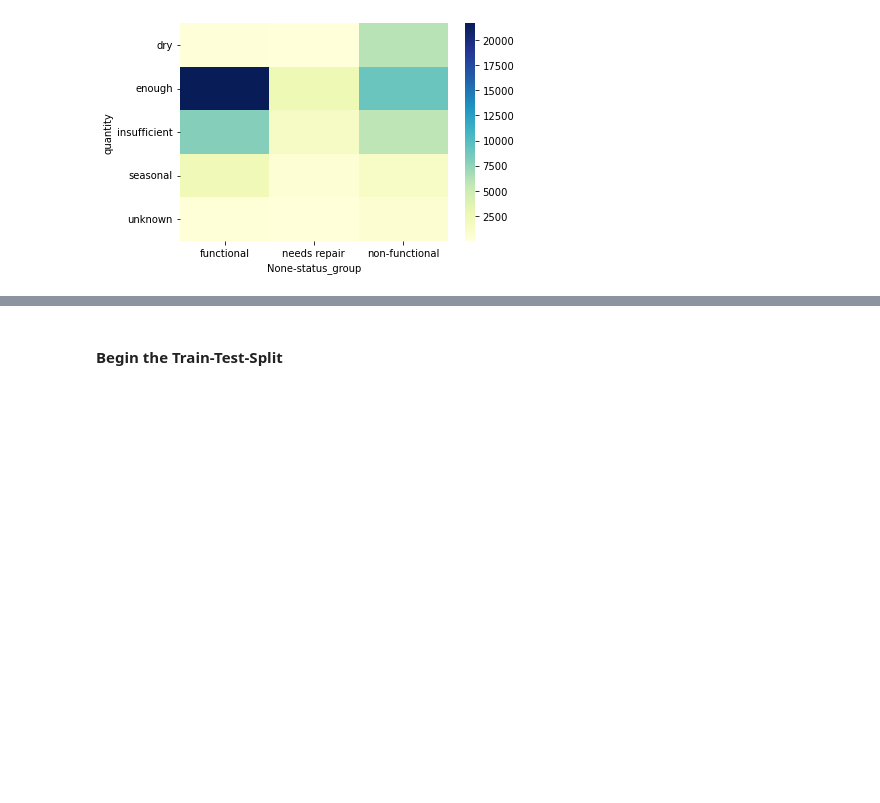
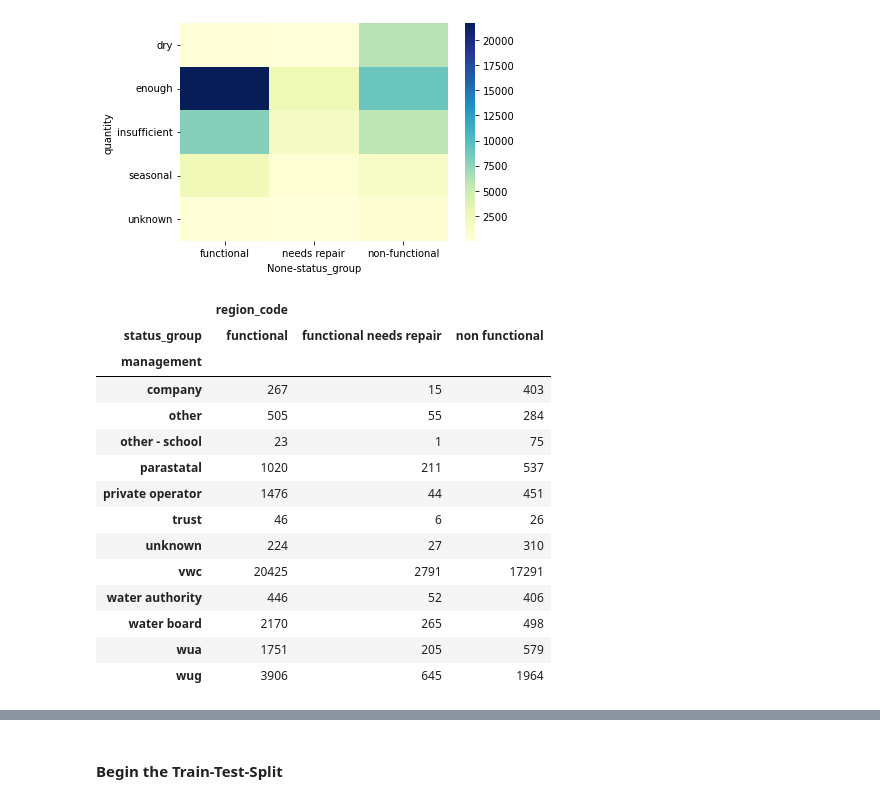
Before and after one commit to OlgertHasko/Tanzanian-Water-Wells, a Jupyter notebook: Madoria's Journal.ipynb, the cells around one changed output, grey strips where cells are left out. Saved outputs shown, nothing was run; the diff lists cells and outputs as text; code cells hidden in the pictures; blank space fills up the shorter version.

```diff
--- a/Madoria's Journal.ipynb
+++ b/Madoria's Journal.ipynb
@@ -300,3 +300,24 @@ sns.heatmap(piv_table3, xticklabels= ['functional', 'needs repair', 'non-functio
 # %% [output]
 <AxesSubplot:xlabel='None-status_group', ylabel='quantity'>
 [figure]
+# %%
+piv_df= train_clean[['management','status_group', 'region_code']]
+piv_table4 = piv_df.pivot_table(index='management',
+                           columns='status_group', aggfunc='count')
+piv_table4
+# %% [output]
+|  | region_code |  |  |
+| status_group | functional | functional needs repair | non functional |
+| management |  |  |  |
+| company | 267 | 15 | 403 |
+| other | 505 | 55 | 284 |
+| other - school | 23 | 1 | 75 |
+| parastatal | 1020 | 211 | 537 |
+| private operator | 1476 | 44 | 451 |
+| trust | 46 | 6 | 26 |
+| unknown | 224 | 27 | 310 |
+| vwc | 20425 | 2791 | 17291 |
+| water authority | 446 | 52 | 406 |
+| water board | 2170 | 265 | 498 |
+| wua | 1751 | 205 | 579 |
+| wug | 3906 | 645 | 1964 |
```
Also changed, not shown: parts of 1 cell of this notebook.
